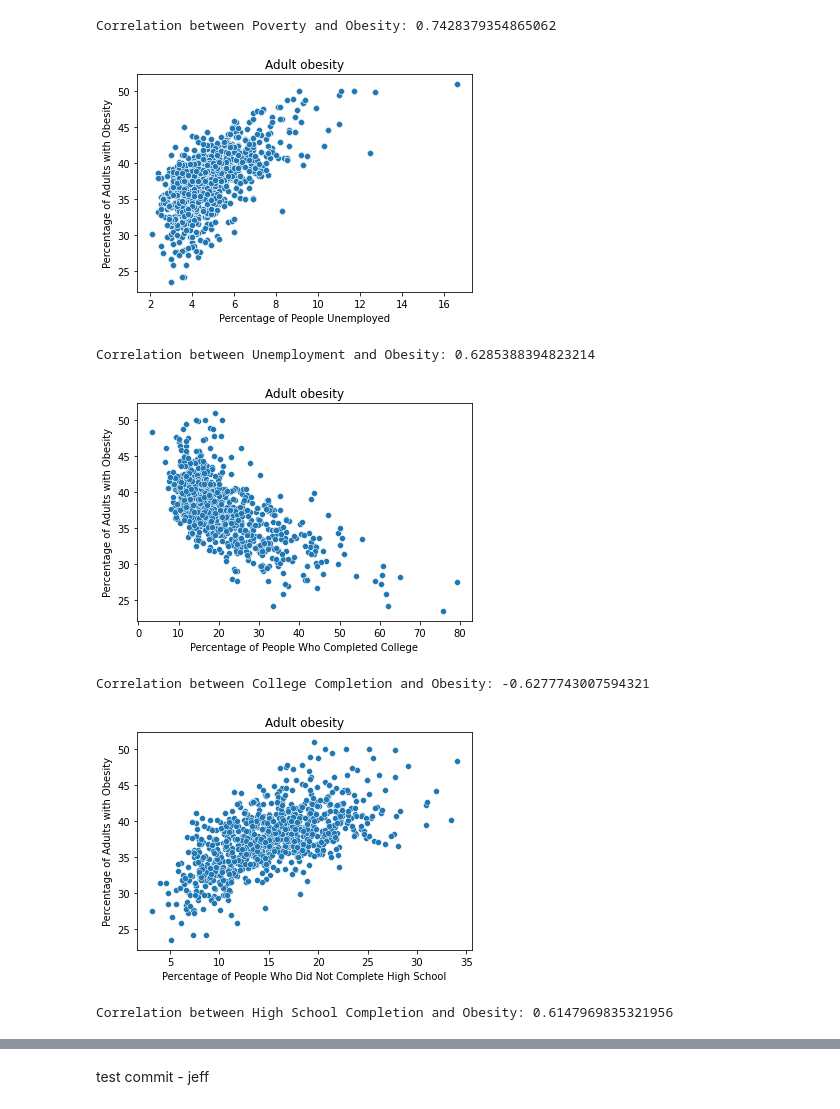
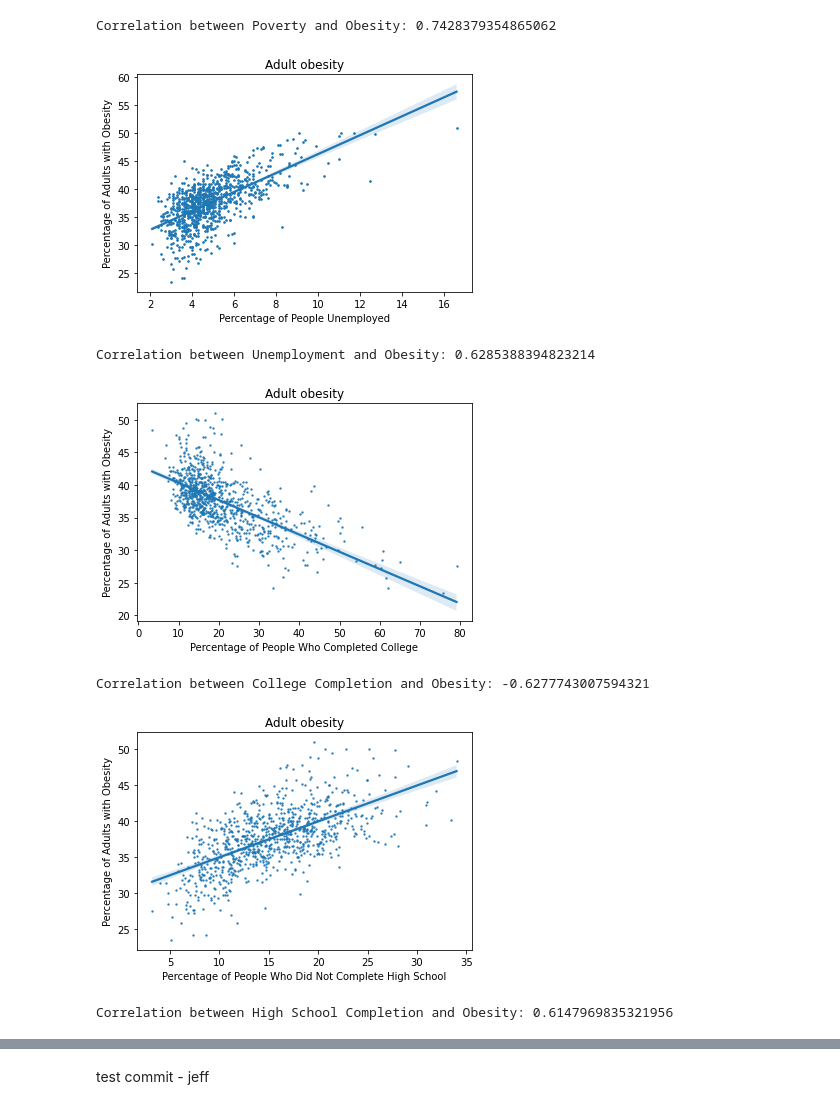
Before and after one commit to donovannickol/cs216project, a Jupyter notebook: CS_216_Project_Exploratory_Notebook.ipynb, the cells around one changed output, grey strips where cells are left out. Saved outputs shown, nothing was run; the diff lists cells and outputs as text; code cells hidden in the pictures.

Commit message:
added many more visualizations and exploration
Co-authored-by: alanle7 <alanle7@users.noreply.github.com>

```diff
--- a/CS_216_Project_Exploratory_Notebook.ipynb
+++ b/CS_216_Project_Exploratory_Notebook.ipynb
@@ -416,30 +446,32 @@ Correlation between Poverty and Obesity: 0.7428379354865062
 # %%
 chart_unemp = total_df[['Percentage_Unemployed', 'Adult obesity: % Adults with Obesity']]
 
-chart = sns.scatterplot(
+chart = sns.regplot(
     x="Percentage_Unemployed",
     y="Adult obesity: % Adults with Obesity",
-    data=chart_unemp
+    data=chart_unemp,
+    scatter_kws={'s':2}
 )
 
 chart.set_title('Adult obesity')
 chart.set(xlabel='Percentage of People Unemployed', ylabel='Percentage of Adults with Obesity')
 
 plt.show()
 correlation = total_df.corr()
 unempobcorr = correlation.loc['Percentage_Unemployed', 'Adult obesity: % Adults with Obesity']
 print("Correlation between Unemployment and Obesity: " + str(unempobcorr))
 # %% [output]
-[figure, old version]
+[figure, new version]
 Correlation between Unemployment and Obesity: 0.6285388394823214
 # %%
 mask = total_df[total_df["EducationType"] == "Completed College"]
 chart_educ = mask[["rate_2010", 'Adult obesity: % Adults with Obesity']]
 
-chart = sns.scatterplot(
+chart = sns.regplot(
     x="rate_2010",
     y="Adult obesity: % Adults with Obesity",
     data=chart_educ,
+    scatter_kws={'s':2}
 )
 
 
@@ -451,16 +483,17 @@ correlation = mask.corr()
 collegeobcorr = correlation.loc['rate_2010', 'Adult obesity: % Adults with Obesity']
 print("Correlation between College Completion and Obesity: " + str(collegeobcorr))
 # %% [output]
-[figure, old version]
+[figure, new version]
 Correlation between College Completion and Obesity: -0.6277743007594321
 # %%
 mask = total_df[total_df["EducationType"] == "Not Completed High School"]
 chart_educ = mask[["rate_2010", 'Adult obesity: % Adults with Obesity']]
 
-chart = sns.scatterplot(
+chart = sns.regplot(
     x="rate_2010",
     y="Adult obesity: % Adults with Obesity",
     data=chart_educ,
+    scatter_kws={'s':2}
 )
 
 
@@ -472,7 +505,7 @@ correlation = mask.corr()
 hsobcorr = correlation.loc['rate_2010', 'Adult obesity: % Adults with Obesity']
 print("Correlation between High School Completion and Obesity: " + str(hsobcorr))
 # %% [output]
-[figure, old version]
+[figure, new version]
 Correlation between High School Completion and Obesity: 0.6147969835321956
 # %%
 chart_household = total_df[['Median Household Income (2020)', 'Adult obesity: % Adults with Obesity']]
```
Also changed, not shown: parts of 12 cells of this notebook.
